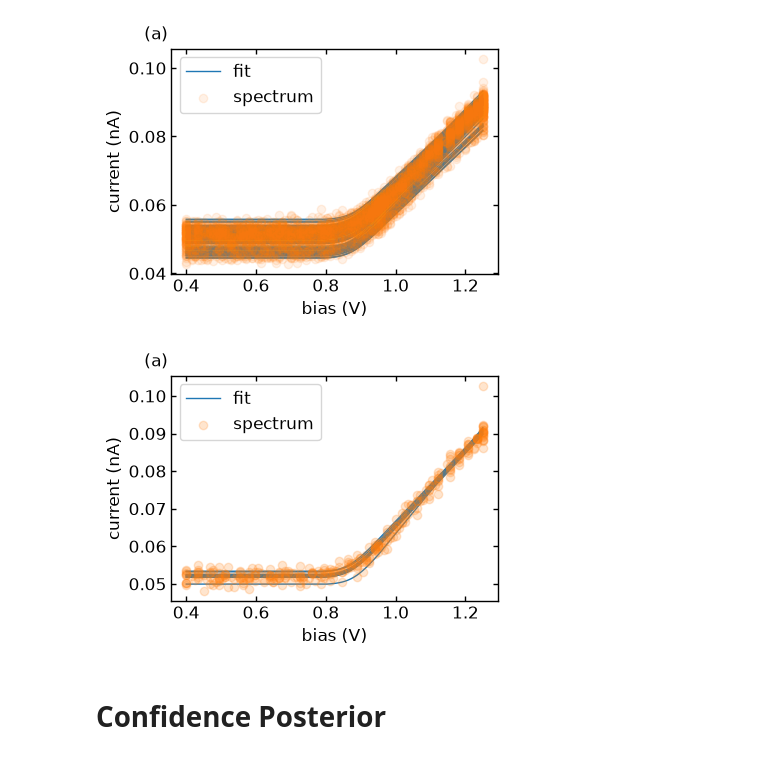
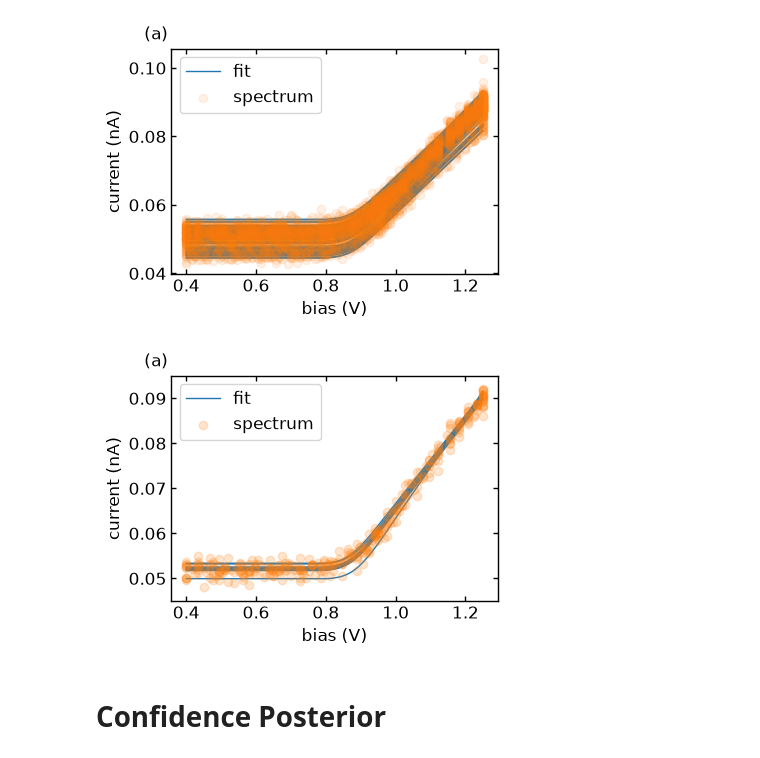
Before and after one commit to sandialabs/PRISMA, a Jupyter notebook: figures/PRISMA_nanonis_33.ipynb, the cells around one changed output. Saved outputs shown, nothing was run; the diff lists cells and outputs as text; code cells hidden in the pictures.

Commit message:
ylim on subset figures

```diff
--- a/figures/PRISMA_nanonis_33.ipynb
+++ b/figures/PRISMA_nanonis_33.ipynb
@@ -127,20 +127,21 @@ plot_spectrum_series_fit_sort(spectrum_series, t_series_inv,
 # %%
 subset_lim = 10
 plot_spectrum_series_fit_sort(spectrum_series[:subset_lim], t_series_inv[:subset_lim],
                          np.linspace(np.min(spectrum_series),
                                      np.max(spectrum_series),
                                      100),
                          m_prior_series[:subset_lim, -1],
                          beem_integral_f_vector_j,
                          scale_bounds=(in_min, in_max, out_min, out_max),
                          xlabel="bias (V)",
                          ylabel="current (nA)",
                          #  title="I/V Spectra",
-                         f_save=join(figure_dir, "PRISMA_nanonis_33_spectrum_fit_subset.pdf"),
                          id="(a)",
-                         color_fit='C0', color_series='C1', alpha=.2)
+                         color_fit='C0', color_series='C1', alpha=.2,
+                         ylim=[.045, .095],
+                         f_save=join(figure_dir, "PRISMA_nanonis_33_spectrum_fit_subset.pdf"))
 # %% [output]
-[figure, old version]
+[figure, new version]
 # %% [markdown]
 # Confidence Posterior
 # %%
```
Also changed, not shown: 44 other files.
